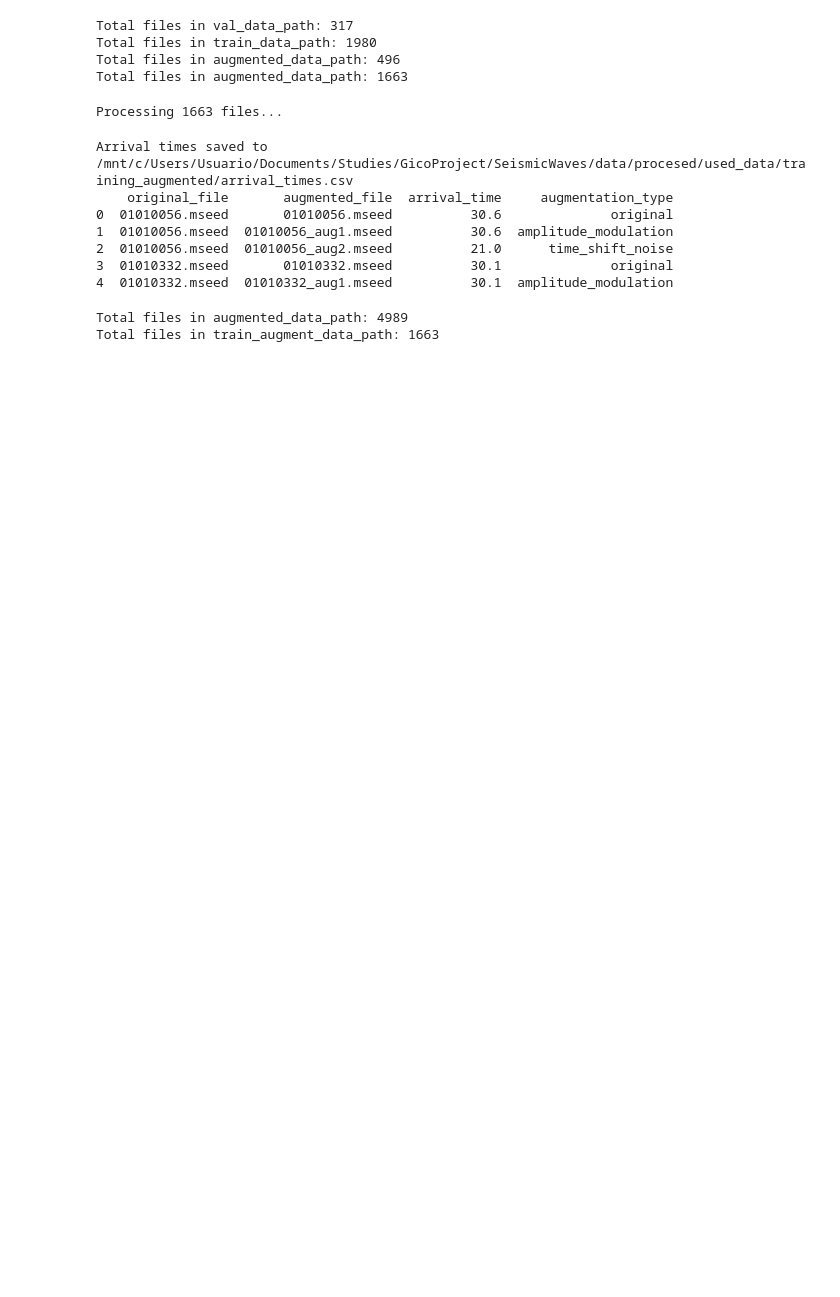
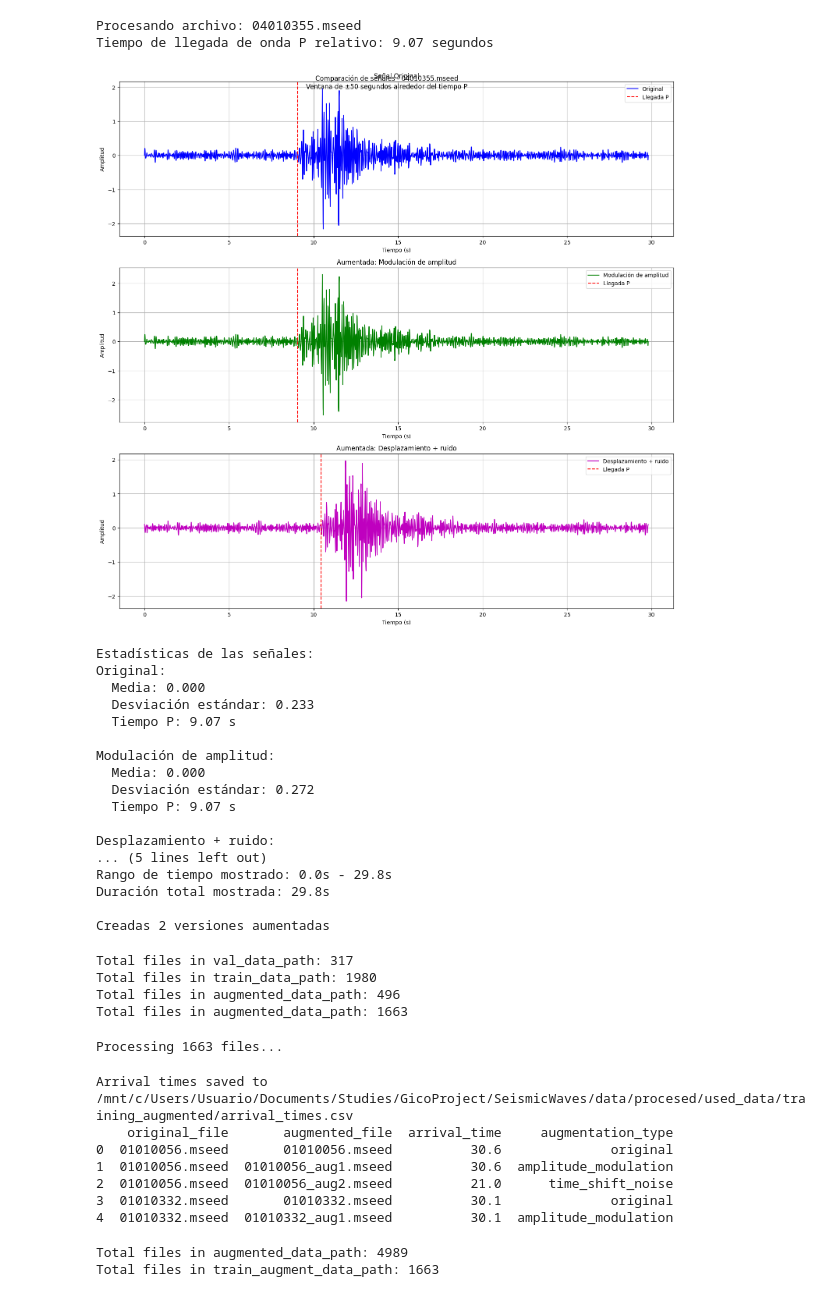
Before and after one commit to Camgomocod/SeismicWaves, a Jupyter notebook: notebooks/04_data_augmentation.ipynb, the cells around one changed output. Saved outputs shown, nothing was run; the diff lists cells and outputs as text; code cells hidden in the pictures; blank space fills up the shorter version.

Commit message:
archivos finales

```diff
--- a/notebooks/04_data_augmentation.ipynb
+++ b/notebooks/04_data_augmentation.ipynb
@@ -307,6 +421,50 @@ Rango de tiempo mostrado: 0.0s - 80.0s
 Duración total mostrada: 80.0s
 
 Creadas 2 versiones aumentadas
+# %%
+# Probar con un archivo de ejemplo
+example_file = '04010355.mseed'
+example_row = df[df['archivo'] == int(example_file[:8])]
+
+# aplicar data augmented a todos los arhivos y guardar el tiempo de llegada de cada archivo en csv
+if not example_row.empty:
+    p_time = example_row.iloc[0]['lec_p']
+    print(f"Procesando archivo: {example_file}")
+
+    # Leer la señal para obtener el tiempo relativo
+    st = read(os.path.join(train_data_path, example_file))
+    relative_p_time = get_relative_p_time(st[0], p_time)
+    print(f"Tiempo de llegada de onda P relativo: {relative_p_time:.\2f} segundos")
+
+    # Generar y visualizar las señales aumentadas
+    plot_augmentation_comparison(example_file)
+
+    # Guardar las señales aumentadas
+    num_augmented = augment_single_file(example_file, p_time)
+    print(f"\nCreadas {num_augmented} versiones aumentadas")
+else:
+    print("Archivo no encontrado en el CSV")
+# %% [output]
+Procesando archivo: 04010355.mseed
+Tiempo de llegada de onda P relativo: 9.07 segundos
+[figure, added]
+Estadísticas de las señales:
+Original:
+  Media: 0.000
+  Desviación estándar: 0.233
+  Tiempo P: 9.07 s
+
+Modulación de amplitud:
+  Media: 0.000
+  Desviación estándar: 0.272
+  Tiempo P: 9.07 s
+
+Desplazamiento + ruido:
+... (5 lines left out)
+Rango de tiempo mostrado: 0.0s - 29.8s
+Duración total mostrada: 29.8s
+
+Creadas 2 versiones aumentadas
 # %%
 # function to move the files
 
```
Also changed, not shown: parts of 38 cells of this notebook, 9 other files.
